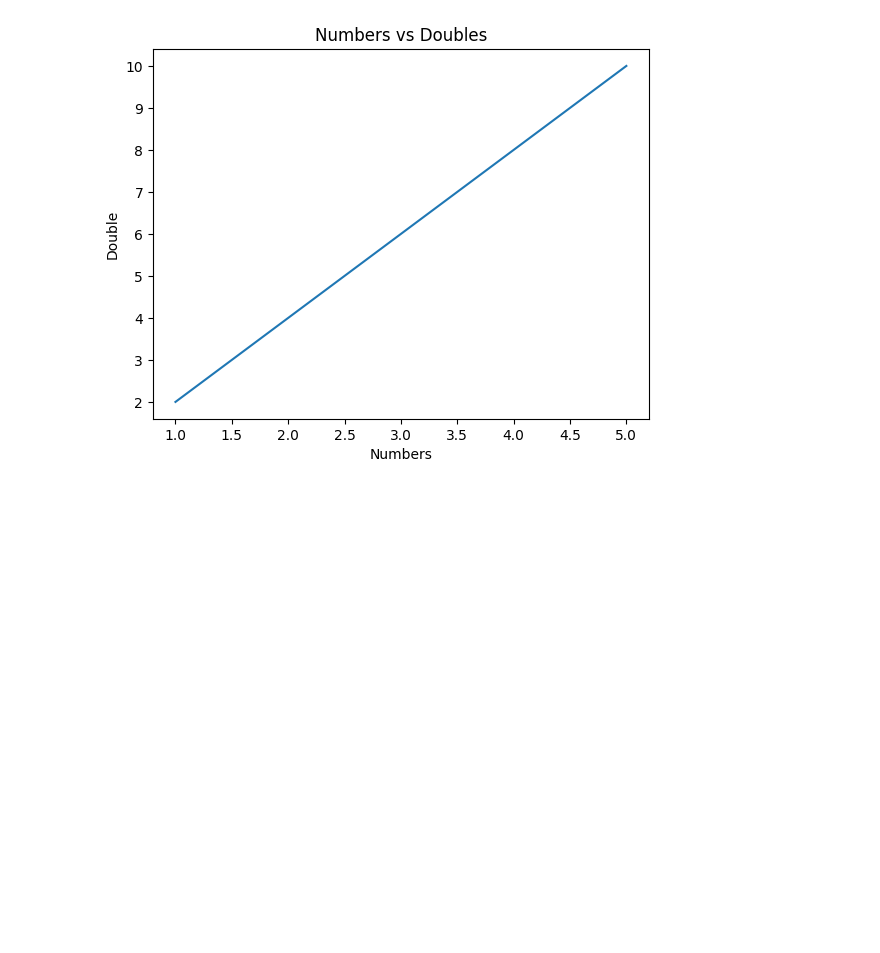
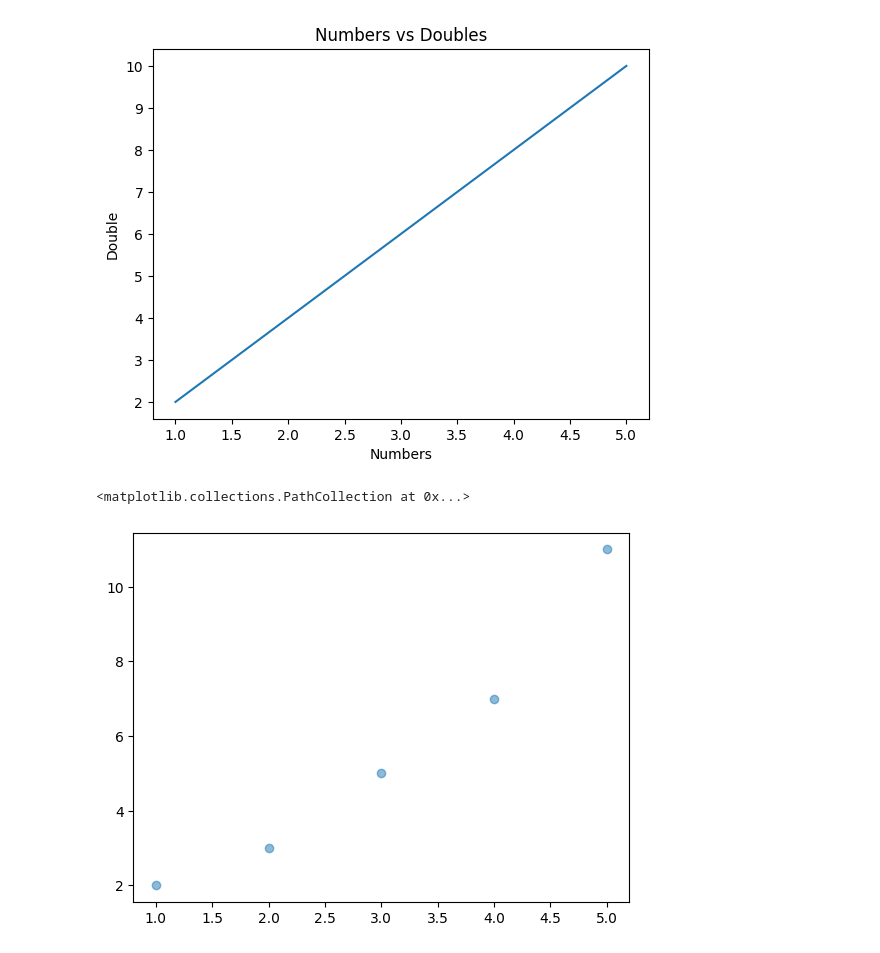
Before and after one commit to vvanarasi/BITS, a Jupyter notebook: Assignment2.ipynb, the cells around one changed output. Cells and saved outputs as stored; diff of their text form; code cells hidden in the pictures; blank space fills up the shorter version.

```diff
--- a/Assignment2.ipynb
+++ b/Assignment2.ipynb
@@ -21,3 +21,14 @@ plt.title('Numbers vs Doubles')
 plt.show()
 # %% [output]
 [figure]
+# %%
+import numpy as np
+import matplotlib.pyplot as plt
+
+x=[1,2,3,4,5]
+y=[2,3,5,7,11]
+area = (30 * np.random.rand(N))**2  # 0 to 15 point radii
+plt.scatter(x, y,alpha=0.5)
+# %% [output]
+<matplotlib.collections.PathCollection at 0x...>
+[figure, added]
```
